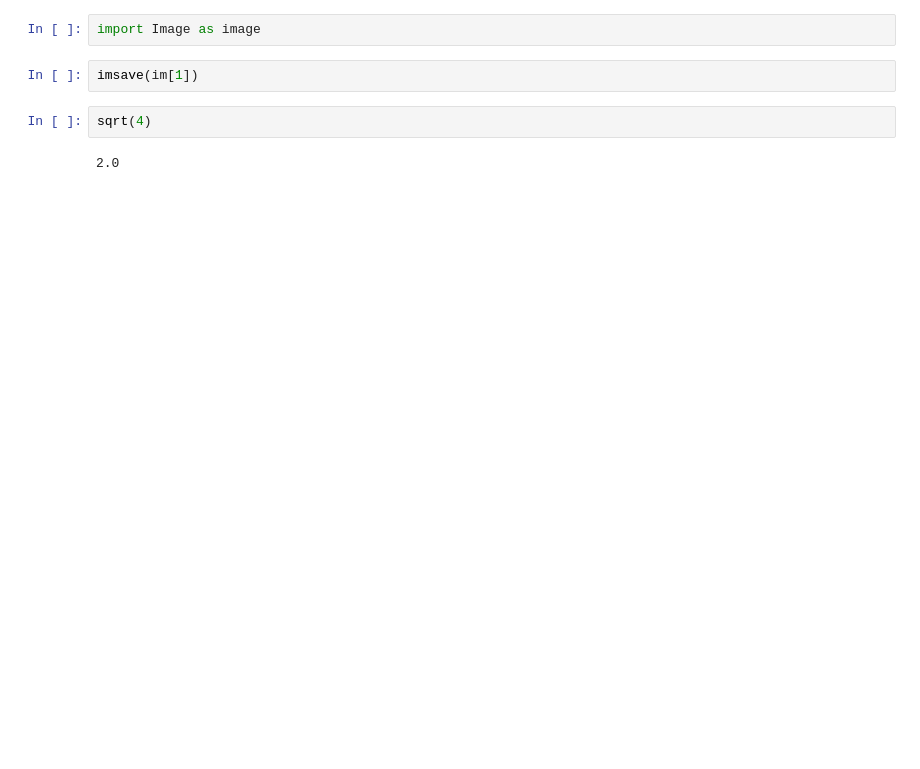
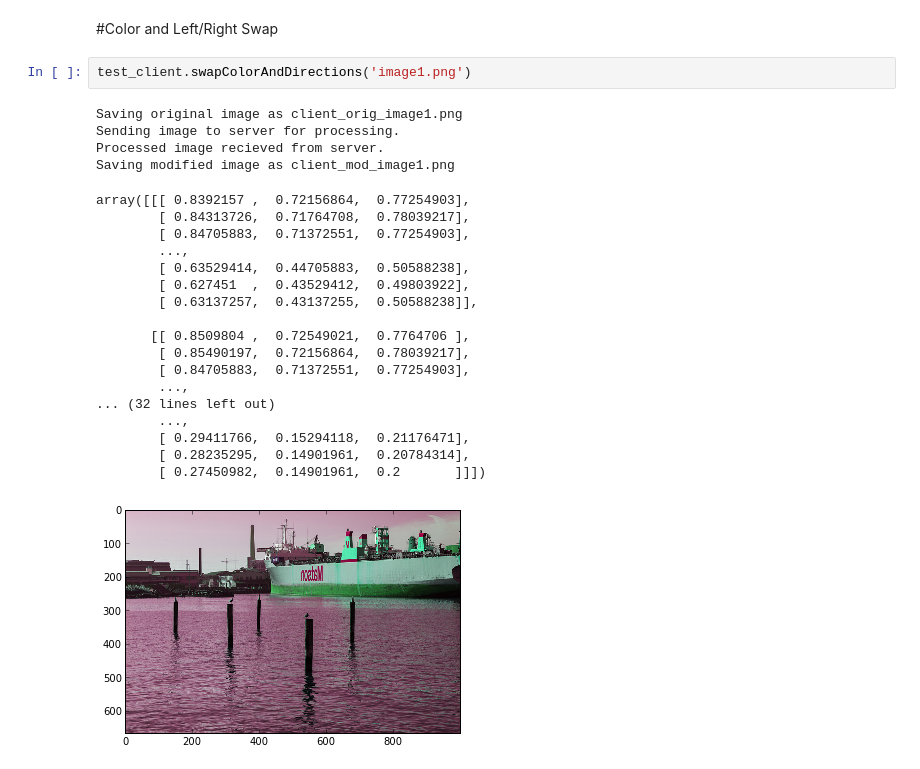
Before and after one commit to jccurtis/homework, a Jupyter notebook: hw5/problem1-client.ipynb, the cells around one changed output. Cells and saved outputs as stored; diff of their text form; blank space fills up the shorter version.

```diff
--- a/hw5/problem1-client.ipynb
+++ b/hw5/problem1-client.ipynb
@@ -204,8 +227,27 @@ array([[[  1.10000000e+02,   1.29000000e+02,   1.61000000e+02,
-# %%
-import Image as image
-# %%
-imsave(im[1])
-# %%
-sqrt(4)
-# %% [output]
-2.0
+# %% [markdown]
+#Color and Left/Right Swap
+# %%
+test_client.swapColorAndDirections('image1.png')
+# %% [output]
+Saving original image as client_orig_image1.png
+Sending image to server for processing.
+Processed image recieved from server.
+Saving modified image as client_mod_image1.png
+array([[[ 0.8392157 ,  0.72156864,  0.77254903],
+        [ 0.84313726,  0.71764708,  0.78039217],
+        [ 0.84705883,  0.71372551,  0.77254903],
+        ...,
+        [ 0.63529414,  0.44705883,  0.50588238],
+        [ 0.627451  ,  0.43529412,  0.49803922],
+        [ 0.63137257,  0.43137255,  0.50588238]],
+
+       [[ 0.8509804 ,  0.72549021,  0.7764706 ],
+        [ 0.85490197,  0.72156864,  0.78039217],
+        [ 0.84705883,  0.71372551,  0.77254903],
+        ...,
+... (32 lines left out)
+        ...,
+        [ 0.29411766,  0.15294118,  0.21176471],
+        [ 0.28235295,  0.14901961,  0.20784314],
+        [ 0.27450982,  0.14901961,  0.2       ]]])
+[figure, added]
```
Also changed, not shown: parts of 18 cells of this notebook, 1 other file.
